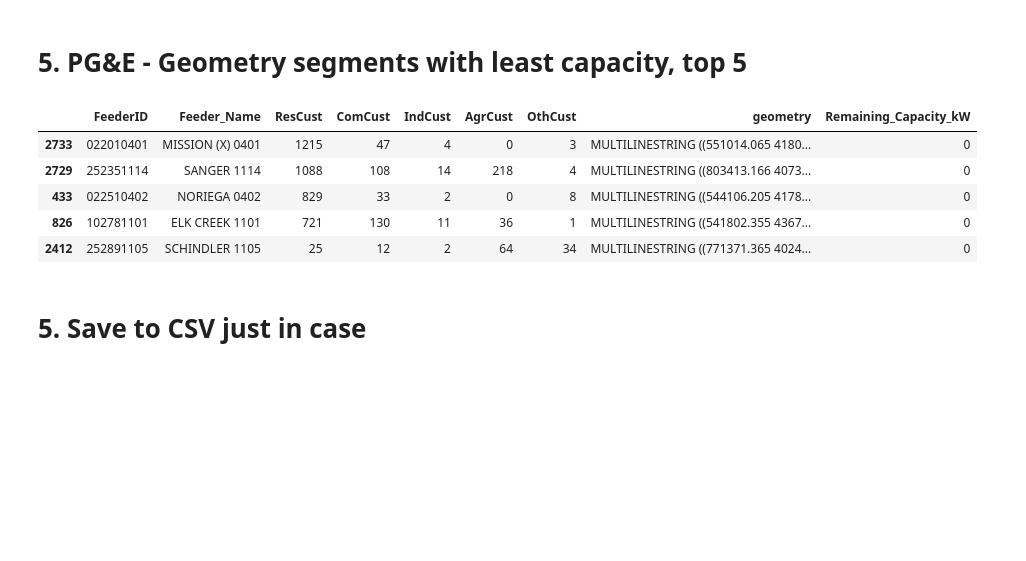
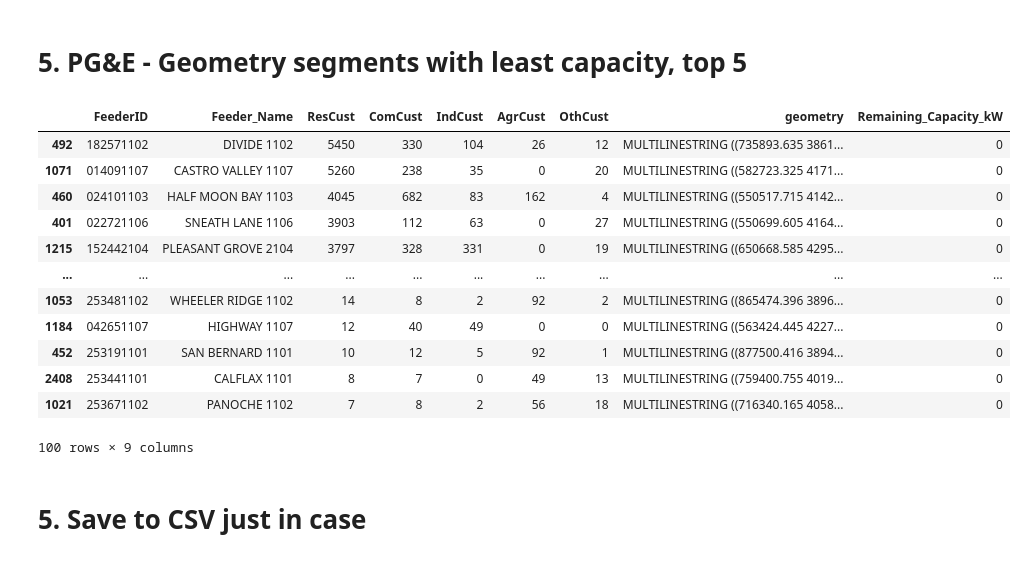
Before and after one commit to antiroyalty/ca-climate-action-initiative, a Jupyter notebook: backend/notebooks/survey_support.ipynb, the cells around one changed output. Drawn from its saved outputs; the diff is of its cells as text; code cells hidden in the pictures; blank space fills up the shorter version.

```diff
--- a/backend/notebooks/survey_support.ipynb
+++ b/backend/notebooks/survey_support.ipynb
@@ -31,13 +31,13 @@ layers = fiona.listlayers(gdb_path)
 # 'ICAEstimatedCapacitySummary'
 # ]
 # %%
-feeder = gpd.read_file("../data/raw/ICADisplay.gdb", driver='fileGDB', layer="FeederDetail")
-feeder_load = gpd.read_file("../data/raw/ICADisplay.gdb", driver='fileGDB', layer="FeederLoadProfile")
+feeder = gpd.read_file("../data/raw/iou_pge/ICADisplay.gdb", driver='fileGDB', layer="FeederDetail")
+feeder_load = gpd.read_file("../data/raw/iou_pge/ICADisplay.gdb", driver='fileGDB', layer="FeederLoadProfile")
 
-line = gpd.read_file("../data/raw/ICADisplay.gdb", driver='fileGDB', layer="LineDetail")
+line = gpd.read_file("../data/raw/iou_pge/ICADisplay.gdb", driver='fileGDB', layer="LineDetail")
 
-substations = gpd.read_file("../data/raw/ICADisplay.gdb", driver='fileGDB', layer="Substations")
-substation_load = gpd.read_file("../data/raw/ICADisplay.gdb", driver='fileGDB', layer="SubstationLoadProfile")
+substations = gpd.read_file("../data/raw/iou_pge/ICADisplay.gdb", driver='fileGDB', layer="Substations")
+substation_load = gpd.read_file("../data/raw/iou_pge/ICADisplay.gdb", driver='fileGDB', layer="SubstationLoadProfile")
 
 # Print names of columns
 dataframes = {
@@ -145,21 +166,28 @@ top_capacity_feeders_selected
 # 5. PG&E - Geometry segments with least capacity, top 5
 # %%
 # Ascending = True gets us bottom 5
-lowest_capacity_feeders = feeder_capacity.sort_values(by='LoadCapacity_kW', ascending=True).head(5)
+lowest_capacity_feeders = feeder_capacity.sort_values(by='LoadCapacity_kW', ascending=True).head(100)
 lowest_capacity_feeders['Remaining_Capacity_kW'] = lowest_capacity_feeders['LoadCapacity_kW']
 
 # Secondary sort by the number of residential customers in descending order
 lowest_capacity_feeders = lowest_capacity_feeders.sort_values(by='ResCust', ascending=False)
 lowest_capacity_feeders_selected = lowest_capacity_feeders[column_names]
 
 lowest_capacity_feeders_selected
 # %% [output]
 |  | FeederID | Feeder_Name | ResCust | ComCust | IndCust | AgrCust | OthCust | geometry | Remaining_Capacity_kW |
-| 2733 | 022010401 | MISSION (X) 0401 | 1215 | 47 | 4 | 0 | 3 | MULTILINESTRING ((551014.065 4180... | 0 |
-| 2729 | 252351114 | SANGER 1114 | 1088 | 108 | 14 | 218 | 4 | MULTILINESTRING ((803413.166 4073... | 0 |
-| 433 | 022510402 | NORIEGA 0402 | 829 | 33 | 2 | 0 | 8 | MULTILINESTRING ((544106.205 4178... | 0 |
-| 826 | 102781101 | ELK CREEK 1101 | 721 | 130 | 11 | 36 | 1 | MULTILINESTRING ((541802.355 4367... | 0 |
-| 2412 | 252891105 | SCHINDLER 1105 | 25 | 12 | 2 | 64 | 34 | MULTILINESTRING ((771371.365 4024... | 0 |
+| 492 | 182571102 | DIVIDE 1102 | 5450 | 330 | 104 | 26 | 12 | MULTILINESTRING ((735893.635 3861... | 0 |
+| 1071 | 014091107 | CASTRO VALLEY 1107 | 5260 | 238 | 35 | 0 | 20 | MULTILINESTRING ((582723.325 4171... | 0 |
+| 460 | 024101103 | HALF MOON BAY 1103 | 4045 | 682 | 83 | 162 | 4 | MULTILINESTRING ((550517.715 4142... | 0 |
+| 401 | 022721106 | SNEATH LANE 1106 | 3903 | 112 | 63 | 0 | 27 | MULTILINESTRING ((550699.605 4164... | 0 |
+| 1215 | 152442104 | PLEASANT GROVE 2104 | 3797 | 328 | 331 | 0 | 19 | MULTILINESTRING ((650668.585 4295... | 0 |
+| ... | ... | ... | ... | ... | ... | ... | ... | ... | ... |
+| 1053 | 253481102 | WHEELER RIDGE 1102 | 14 | 8 | 2 | 92 | 2 | MULTILINESTRING ((865474.396 3896... | 0 |
+| 1184 | 042651107 | HIGHWAY 1107 | 12 | 40 | 49 | 0 | 0 | MULTILINESTRING ((563424.445 4227... | 0 |
+| 452 | 253191101 | SAN BERNARD 1101 | 10 | 12 | 5 | 92 | 1 | MULTILINESTRING ((877500.416 3894... | 0 |
+| 2408 | 253441101 | CALFLAX 1101 | 8 | 7 | 0 | 49 | 13 | MULTILINESTRING ((759400.755 4019... | 0 |
+| 1021 | 253671102 | PANOCHE 1102 | 7 | 8 | 2 | 56 | 18 | MULTILINESTRING ((716340.165 4058... | 0 |
+100 rows × 9 columns
 # %% [markdown]
 # 5. Save to CSV just in case
 # %%
```
Also changed, not shown: parts of 6 cells of this notebook, 12 other files.
